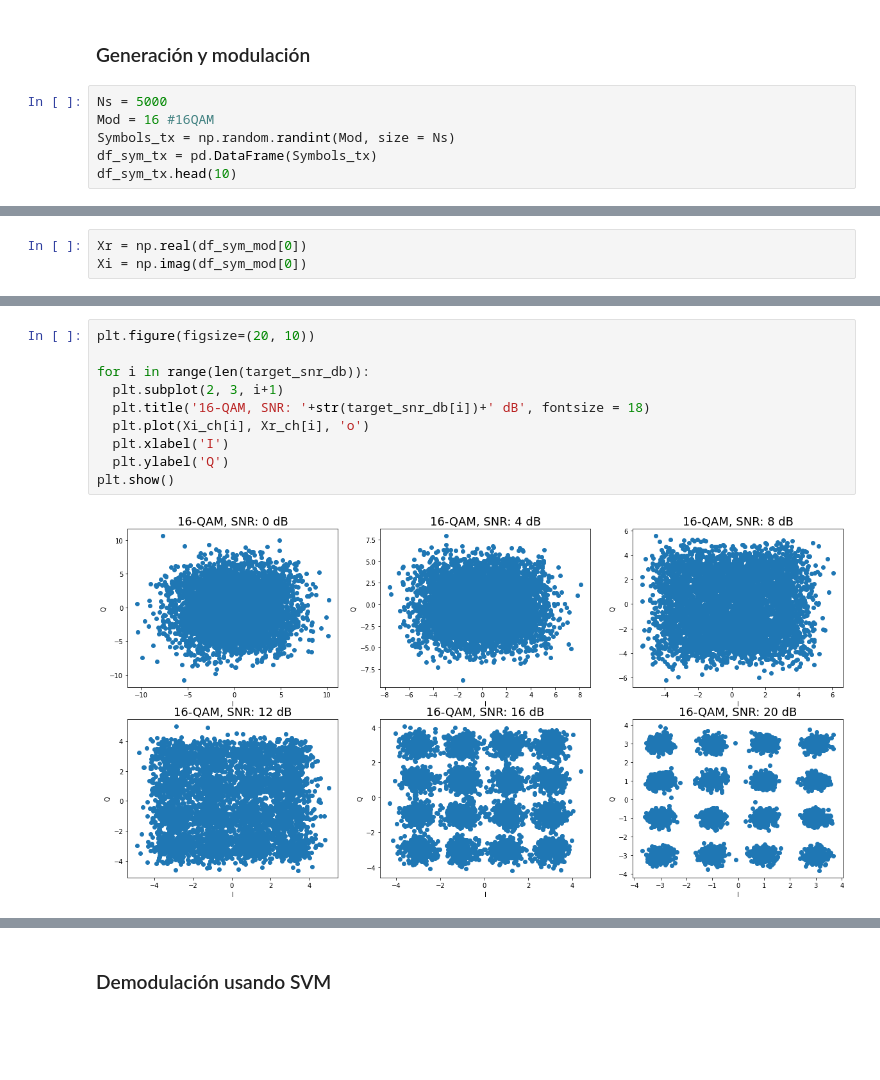
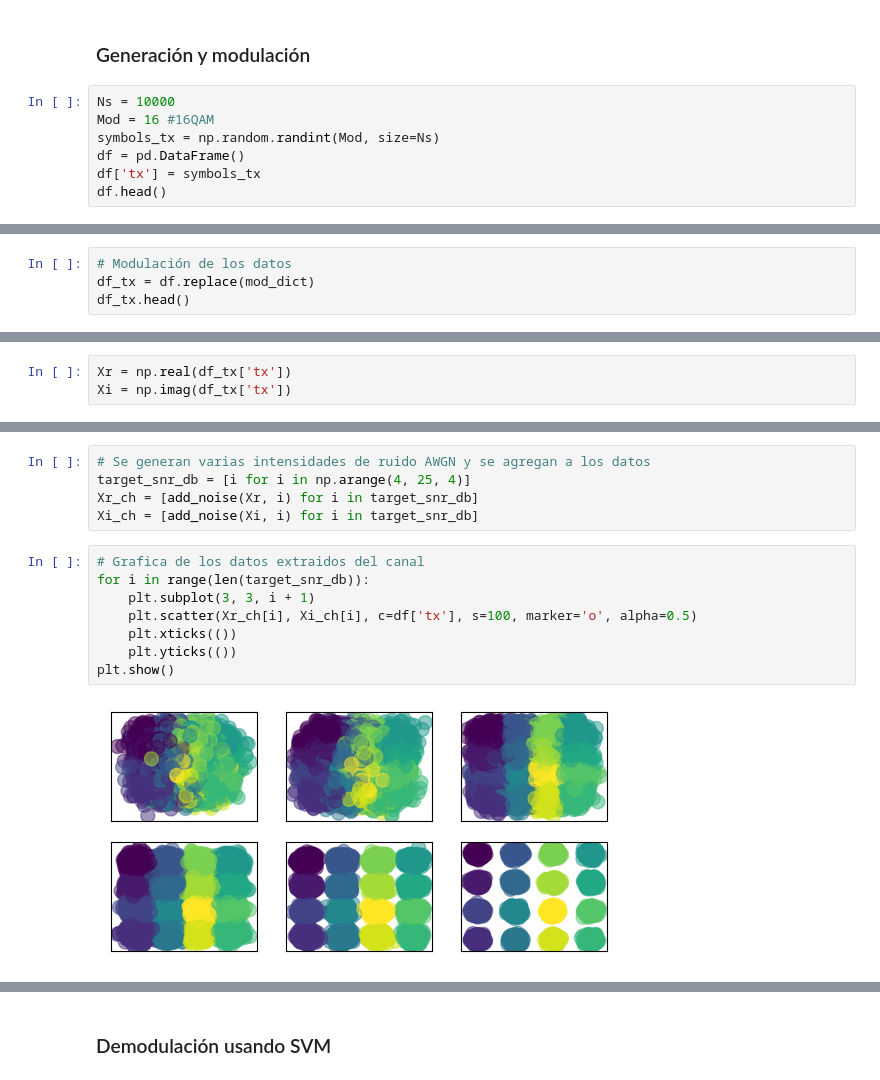
Before and after one commit to KevinMartinez1999/Semillero, a Jupyter notebook: SVM_16QAM.ipynb, the cells around one changed output, grey strips where cells are left out. Cells and saved outputs as stored; diff of their text form; blank space fills up the shorter version.

```diff
--- a/SVM_16QAM.ipynb
+++ b/SVM_16QAM.ipynb
@@ -14,9 +12,10 @@ from sklearn.model_selection import GridSearchCV
 # %% [markdown]
 ### Generación y modulación
 # %%
-Ns = 5000
+Ns = 10000
 Mod = 16 #16QAM
-Symbols_tx = np.random.randint(Mod, size = Ns)
-df_sym_tx = pd.DataFrame(Symbols_tx)
-df_sym_tx.head(10)
+symbols_tx = np.random.randint(Mod, size=Ns)
+df = pd.DataFrame()
+df['tx'] = symbols_tx
+df.head()
 # %% [output]
@@ -84,0 +46,4 @@ Name: 0, dtype: complex128
+# %%
+# Modulación de los datos
+df_tx = df.replace(mod_dict)
+df_tx.head()
@@ -85,3 +59,3 @@ Name: 0, dtype: complex128
 # %%
-Xr = np.real(df_sym_mod[0])
-Xi = np.imag(df_sym_mod[0])
+Xr = np.real(df_tx['tx'])
+Xi = np.imag(df_tx['tx'])
@@ -111,12 +62,15 @@ Xi_ch = Xi + noise_i
+# %%
+# Se generan varias intensidades de ruido AWGN y se agregan a los datos
+target_snr_db = [i for i in np.arange(4, 25, 4)]
+Xr_ch = [add_noise(Xr, i) for i in target_snr_db]
+Xi_ch = [add_noise(Xi, i) for i in target_snr_db]
 # %%
-plt.figure(figsize=(20, 10))
-
+# Grafica de los datos extraidos del canal
 for i in range(len(target_snr_db)):
-  plt.subplot(2, 3, i+1)
-  plt.title('16-QAM, SNR: '+str(target_snr_db[i])+' dB', fontsize = 18)
-  plt.plot(Xi_ch[i], Xr_ch[i], 'o')
-  plt.xlabel('I')
-  plt.ylabel('Q')
+    plt.subplot(3, 3, i + 1)
+    plt.scatter(Xr_ch[i], Xi_ch[i], c=df['tx'], s=100, marker='o', alpha=0.5)
+    plt.xticks(())
+    plt.yticks(())
 plt.show()
 # %% [output]
-[figure, old version]
+[figure, new version]
```
Also changed, not shown: parts of 21 cells of this notebook, 4 other files.
